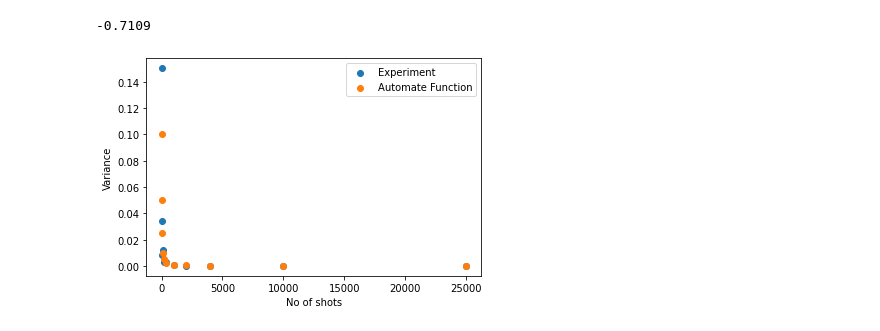
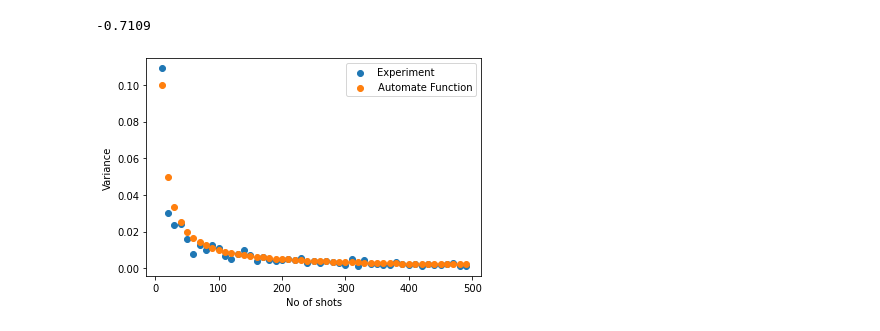
Before and after one commit to Baylor-AI/mt_QC_JO, a Jupyter notebook: Quantum Computing/Quantum.ipynb, the cells around one changed output. Cells and saved outputs as stored; diff of their text form; code cells hidden in the pictures.

```diff
--- a/Quantum Computing/Quantum.ipynb
+++ b/Quantum Computing/Quantum.ipynb
@@ -821,7 +821,7 @@ def variance_experiment(n_shots):
     """
 
     # To obtain a variance, we run the circuit multiple times at each shot value.
-    n_trials = 10
+    n_trials = 20
     dev = qml.device('default.qubit',wires = 1,shots = n_shots)
     @qml.qnode(dev)
     def circuit():
@@ -845,32 +845,33 @@ def variance_scaling(n_shots):
 
     Returns:
         float: The variance in expectation value we expect to see when we run
         an experiment with n_shots shots.
     """
 
 
     estimated_variance = 1.0
 
     ##################
     # YOUR CODE HERE #
     ##################
 
     # ESTIMATE THE VARIANCE BASED ON SHOT NUMBER
 
     return estimated_variance/n_shots
 
 # Various numbers of shots; you can change this
-shot_vals = [10, 20, 40, 100, 200, 400, 1000, 2000, 4000,10000,25000]
+# shot_vals = [10, 20, 30, 100, 200, 400, 1000, 2000, 4000,10000,25000]
+shot_vals = [i for i in range(10,500,10)]
 
 # Used to plot your results
 results_experiment = [variance_experiment(shots) for shots in shot_vals]
 results_scaling = [variance_scaling(shots) for shots in shot_vals]
 # plot = plotter(shot_vals, results_experiment, results_scaling)
 plt.scatter(shot_vals, results_experiment,label = "Experiment")
 plt.scatter(shot_vals, results_scaling,label = "Automate Function")
 plt.xlabel("No of shots")
 plt.ylabel("Variance")
 plt.legend()
 plt.show()
 # %% [output]
-[figure, old version]
+[figure, new version]
```
